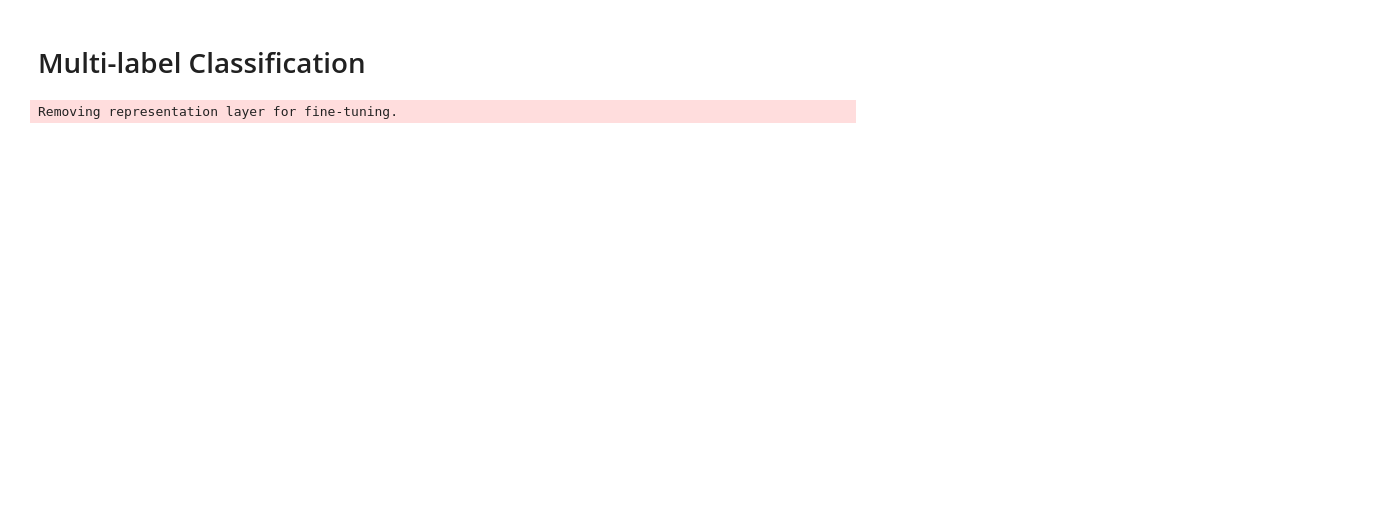
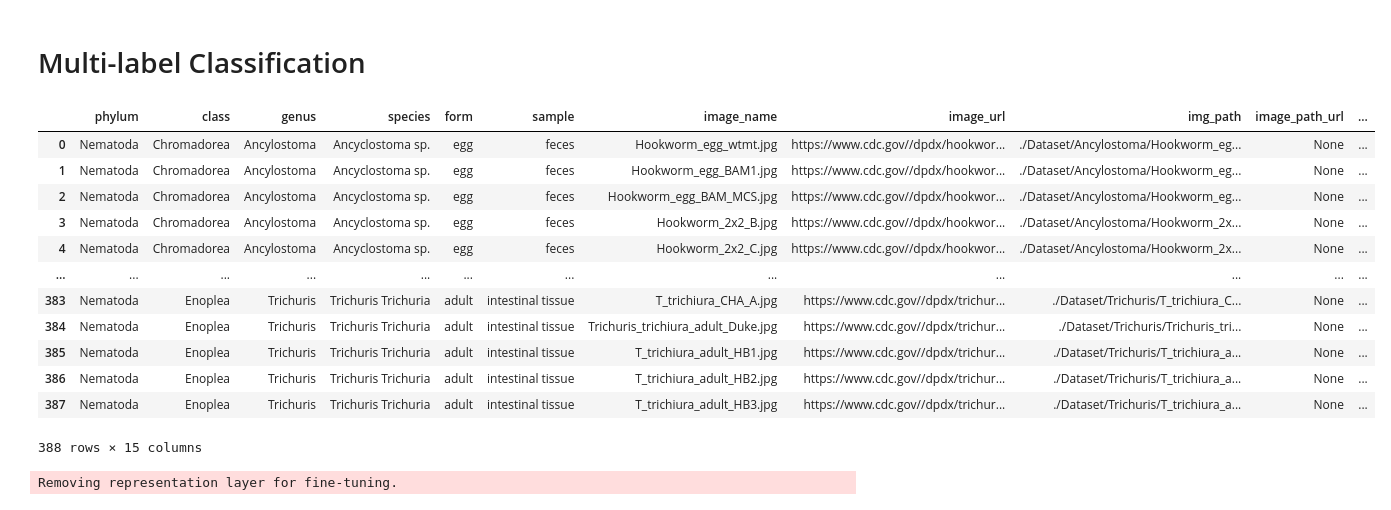
Before and after one commit to AmbiTyga/Bio-VI-BERT, a Jupyter notebook: Multi-label-Classifier.ipynb, the cells around one changed output. Drawn from its saved outputs; the diff is of its cells as text; code cells hidden in the pictures; blank space fills up the shorter version.

```diff
--- a/Multi-label-Classifier.ipynb
+++ b/Multi-label-Classifier.ipynb
@@ -135,8 +154,13 @@ data.to_csv('/content/Parasitesv1.csv',index = False)
 data = [x for _,x in data.groupby('species') if len(x)>15]
 
 data = pd.concat(data,ignore_index=True)
-# %%
-le = LabelEncoder()
-data['species_label'] = le.fit_transform(data['species'])
+# %%
+labels = ["phylum","class","species","form","sample"]
+# %%
+label_encoders = dict()
+for x in labels:
+  le = LabelEncoder()
+  data[f'{x}_label'] = le.fit_transform(data[x])
+  label_encoders[x] = le
 # %%
 train, val = train_test_split(
@@ -345,4 +361,20 @@ Epoch: 26, Train Loss: 0.028, Train Acc: 100.00%, Val. Loss: 1.134, Val. Acc: 71
 # %% [markdown]
 # Multi-label Classification
+# %%
+data
+# %% [output]
+|  | phylum | class | genus | species | form | sample | image_name | image_url | img_path | image_path_url | ... |
+| 0 | Nematoda | Chromadorea | Ancylostoma | Ancyclostoma sp. | egg | feces | Hookworm_egg_wtmt.jpg | https://www.cdc.gov//dpdx/hookwor... | ./Dataset/Ancylostoma/Hookworm_eg... | None | ... |
+| 1 | Nematoda | Chromadorea | Ancylostoma | Ancyclostoma sp. | egg | feces | Hookworm_egg_BAM1.jpg | https://www.cdc.gov//dpdx/hookwor... | ./Dataset/Ancylostoma/Hookworm_eg... | None | ... |
+| 2 | Nematoda | Chromadorea | Ancylostoma | Ancyclostoma sp. | egg | feces | Hookworm_egg_BAM_MCS.jpg | https://www.cdc.gov//dpdx/hookwor... | ./Dataset/Ancylostoma/Hookworm_eg... | None | ... |
+| 3 | Nematoda | Chromadorea | Ancylostoma | Ancyclostoma sp. | egg | feces | Hookworm_2x2_B.jpg | https://www.cdc.gov//dpdx/hookwor... | ./Dataset/Ancylostoma/Hookworm_2x... | None | ... |
+| 4 | Nematoda | Chromadorea | Ancylostoma | Ancyclostoma sp. | egg | feces | Hookworm_2x2_C.jpg | https://www.cdc.gov//dpdx/hookwor... | ./Dataset/Ancylostoma/Hookworm_2x... | None | ... |
+| ... | ... | ... | ... | ... | ... | ... | ... | ... | ... | ... | ... |
+| 383 | Nematoda | Enoplea | Trichuris | Trichuris Trichuria | adult | intestinal tissue | T_trichiura_CHA_A.jpg | https://www.cdc.gov//dpdx/trichur... | ./Dataset/Trichuris/T_trichiura_C... | None | ... |
+| 384 | Nematoda | Enoplea | Trichuris | Trichuris Trichuria | adult | intestinal tissue | Trichuris_trichiura_adult_Duke.jpg | https://www.cdc.gov//dpdx/trichur... | ./Dataset/Trichuris/Trichuris_tri... | None | ... |
+| 385 | Nematoda | Enoplea | Trichuris | Trichuris Trichuria | adult | intestinal tissue | T_trichiura_adult_HB1.jpg | https://www.cdc.gov//dpdx/trichur... | ./Dataset/Trichuris/T_trichiura_a... | None | ... |
+| 386 | Nematoda | Enoplea | Trichuris | Trichuris Trichuria | adult | intestinal tissue | T_trichiura_adult_HB2.jpg | https://www.cdc.gov//dpdx/trichur... | ./Dataset/Trichuris/T_trichiura_a... | None | ... |
+| 387 | Nematoda | Enoplea | Trichuris | Trichuris Trichuria | adult | intestinal tissue | T_trichiura_adult_HB3.jpg | https://www.cdc.gov//dpdx/trichur... | ./Dataset/Trichuris/T_trichiura_a... | None | ... |
+388 rows × 15 columns
 # %%
 class MultiDataset(Dataset):
```
Also changed, not shown: parts of 28 cells of this notebook.
